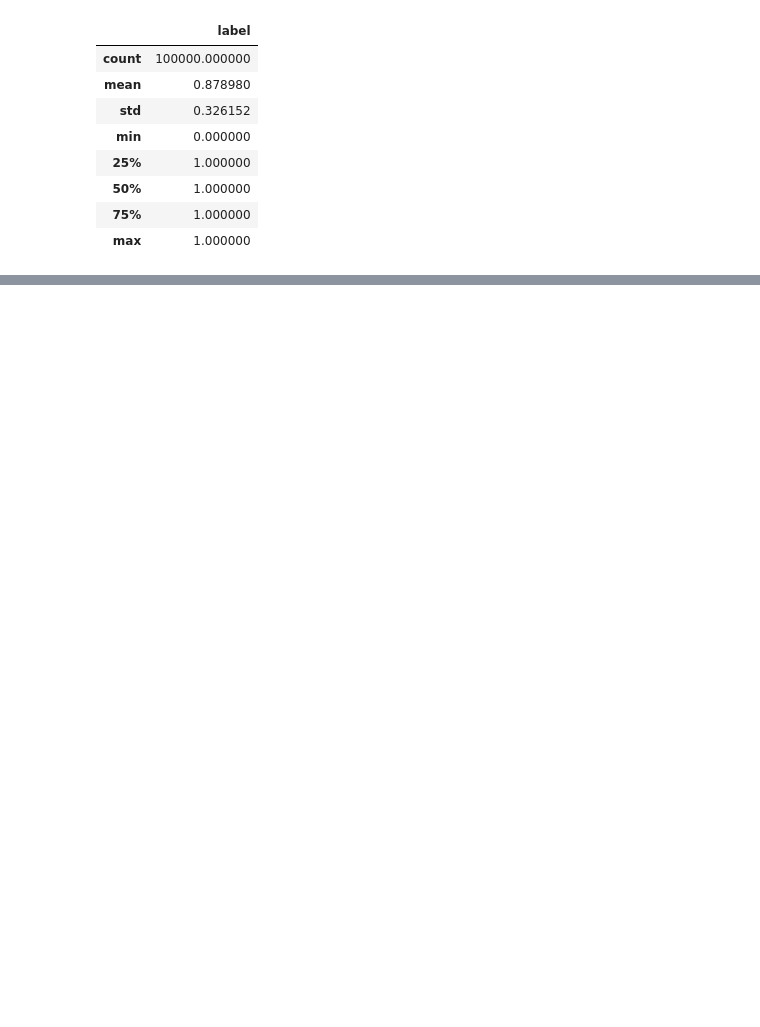
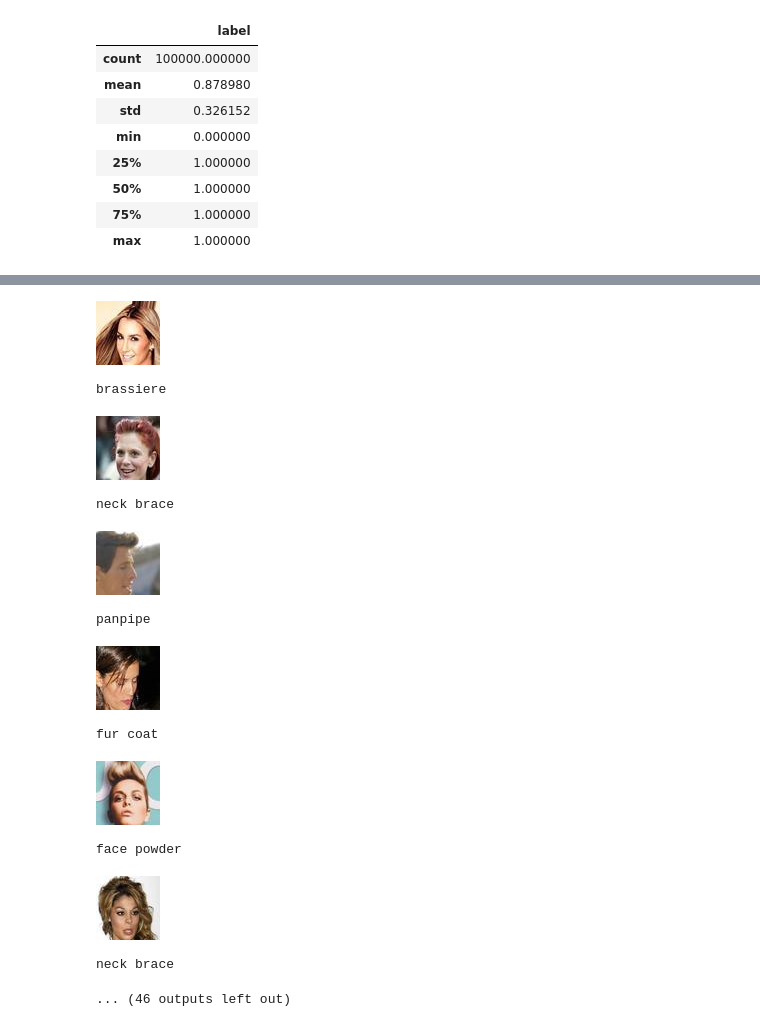
Before and after one commit to antoineschieb/ml_exercise_TP, a Jupyter notebook: explore.ipynb, the cells around one changed output, grey strips where cells are left out. Saved outputs shown, nothing was run; the diff lists cells and outputs as text; code cells hidden in the pictures; blank space fills up the shorter version.

Commit message:
ds class and effnet b0 model

```diff
--- a/explore.ipynb
+++ b/explore.ipynb
@@ -57,0 +81,3 @@ for x in all_zeros[:10]:
+# %%
+t = EfficientNet_B0_Weights.IMAGENET1K_V1.transforms()
+t
@@ -57,0 +92,56 @@ for x in all_zeros[:10]:
+# %%
+import torch
+from torch.utils.data import Dataset
+from PIL import Image
+
+class CelebASubsetDataset(Dataset):
+    def __init__(self, img_folder, ground_truth_df, indices=None, transform=None):
+        self.img_folder = img_folder
+        self.ground_truth_df = ground_truth_df
+        self.transform = transform
+        if indices is None:
+            self.indices = self.ground_truth_df.index.tolist()
+        else:
+            self.indices = indices
+
+    def __len__(self):
+        return len(self.indices)
+
+    def __getitem__(self, idx):
+        img_idx = self.indices[idx]
+        img_path = f"{self.img_folder}/{img_idx:06d}.jpg"
+        image = Image.open(img_path).convert("RGB")
+        label = self.ground_truth_df.loc[img_idx, 'label']
+        if self.transform:
+            transf_image = self.transform(image)
+        return image, transf_image, label
+# %%
+myds = CelebASubsetDataset(
+    img_folder='ml_exercise_therapanacea/train_img',
+    ground_truth_df=ground_truth_df,
+    indices=list(range(1, 30)),
+    transform=t
+)
+# %%
+m.eval()
+class_labels = EfficientNet_B0_Weights.IMAGENET1K_V1.meta["categories"]
+
+for x in range(len(myds)):
+    img, transf_img, label = myds[x]
+    display(img)
+    model_output = m(transf_img.unsqueeze(0))
+    print(class_labels[torch.argmax(model_output, dim=1).item()])
+# %% [output]
+[figure, added]
+brassiere
+[figure, added]
+neck brace
+[figure, added]
+panpipe
+[figure, added]
+fur coat
+[figure, added]
+face powder
+[figure, added]
+neck brace
+... (46 outputs left out)
```
Also changed, not shown: parts of 7 cells of this notebook.
